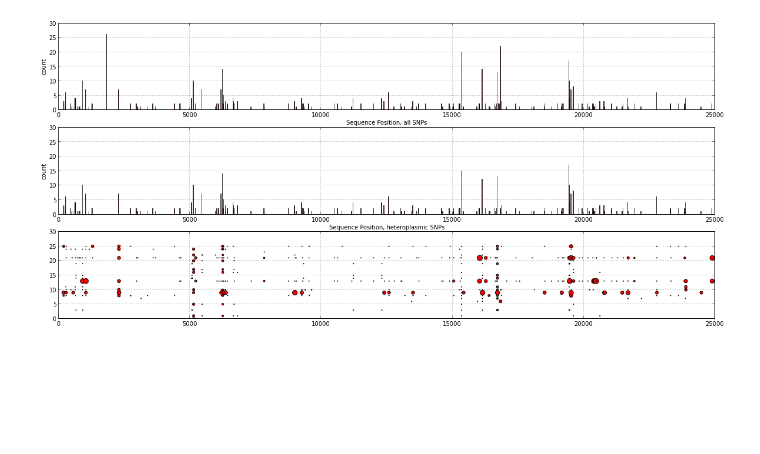
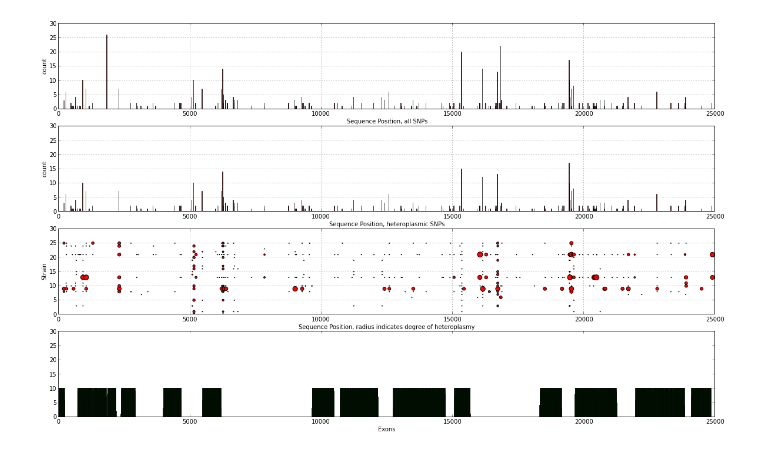
Before and after one commit to drlabratory/Research_Git, a Jupyter notebook: sequence_analysis/VCF plotting.ipynb, the cells around one changed output. Drawn from its saved outputs; the diff is of its cells as text; code cells hidden in the pictures; blank space fills up the shorter version.

```diff
--- a/sequence_analysis/VCF plotting.ipynb
+++ b/sequence_analysis/VCF plotting.ipynb
@@ -22,32 +26,52 @@ for files in flist:
             r.append(100-record.INFO['AC'][0]) # make the radius bigger the more heteroplasmic it is
         sp.append(record.POS) # want all sites
     ycount = ycount+1
+
+f = open('H99_mitochondria.gtf', 'r')
+
+ex = []
+ey = []
+
+for line in f:
+    if line.split()[2] == 'exon':
+        count =  int(line.split()[3])
+        stop = int(line.split()[4])
+        while count < stop:
+            ex.append(count)
+            ey.append(1)
+            count = count+1
 # %%
 import matplotlib.pyplot as plt
 
-fig = plt.figure(figsize=(20, 9))
-ax = fig.add_subplot(312)
-ay = fig.add_subplot(311)
-az = fig.add_subplot(313)
+fig = plt.figure(figsize=(20, 12))
+ax = fig.add_subplot(412)
+ay = fig.add_subplot(411)
+az = fig.add_subplot(413)
+exon = fig.add_subplot(414)
 
 ax.hist(hp, 2525, facecolor='red', alpha=0.75)
 ay.hist(sp, 2525, facecolor='red', alpha=0.75)
 ax.set_xlabel('Sequence Position, heteroplasmic SNPs')
 ax.set_ylabel('count')
 ax.set_ylim(0, 30)
 ax.set_xlim(0, 25000)
 ax.grid(True)
 ay.set_xlabel('Sequence Position, all SNPs')
 ay.set_ylabel('count')
 ay.set_ylim(0, 30)
 ay.set_xlim(0, 25000)
 ay.grid(True)
 az.scatter(x, y, c='red', s=r)
 az.set_ylim(0, 30)
 az.set_xlim(0, 25000)
 az.set_xlabel('Sequence Position, radius indicates degree of heteroplasmy')
 az.set_ylabel('Strain')
 az.grid(True)
+exon.hist(ex, 2525, facecolor='green', alpha=0.75)
+exon.set_xlabel('Exons')
+exon.set_ylim(0, 30)
+exon.set_xlim(0, 25000)
+ax.grid(True)
 plt.show()
 # %% [output]
-[figure, old version]
+[figure, new version]
```
Also changed, not shown: parts of 1 cell of this notebook, 5 other files.
